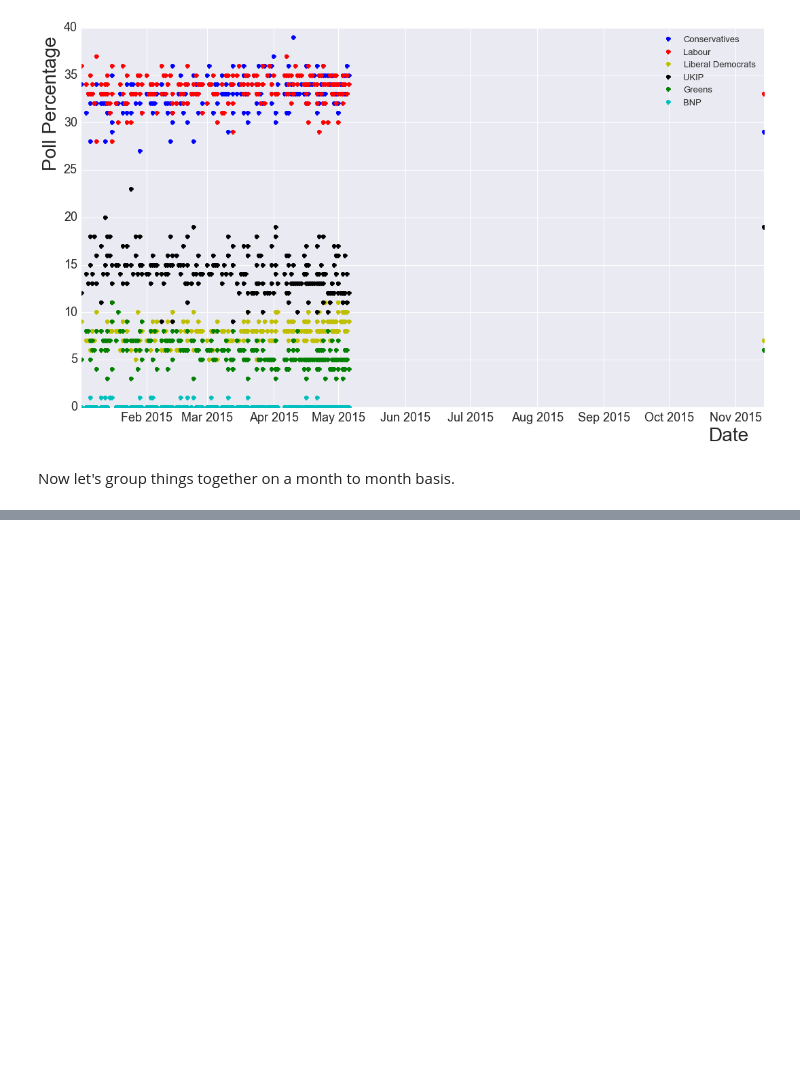
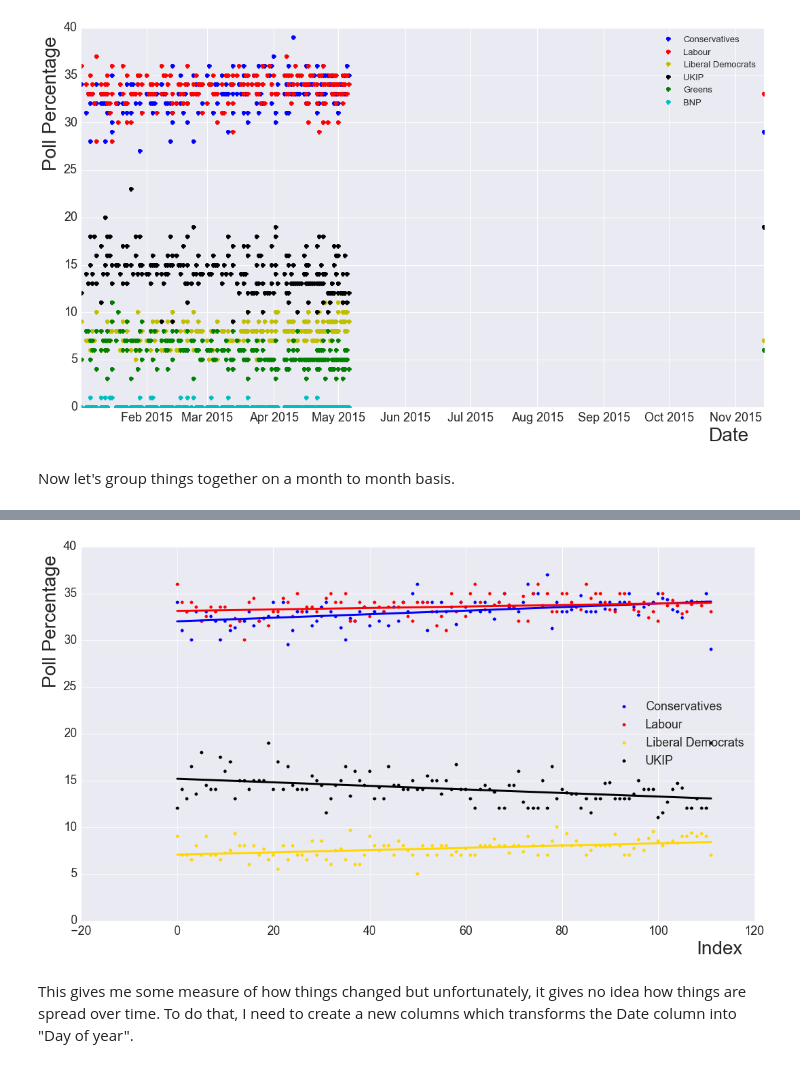
Before and after one commit to maclamont/UKElections, a Jupyter notebook: PollingData.ipynb, the cells around one changed output, grey strips where cells are left out. Saved outputs shown, nothing was run; the diff lists cells and outputs as text; code cells hidden in the pictures; blank space fills up the shorter version.

Commit message:
Update of polling data.  Regression fits

```diff
--- a/PollingData.ipynb
+++ b/PollingData.ipynb
@@ -444,0 +475,6 @@ Now let's group things together on a month to month basis.
+# %%
+df_test = df_2015_means
+df_test.reset_index(inplace=True)
+df_test.drop(["index"],1,inplace=True)
+df_test.reset_index(inplace=True)
+df_test
@@ -444,0 +500,57 @@ Now let's group things together on a month to month basis.
+# %%
+fig = plt.figure(figsize=(18,10))
+
+from sklearn import linear_model
+
+# Create linear regression object
+regr = linear_model.LinearRegression()
+
+length = len(df_test["index"])
+
+x = df_test["index"].values
+y1 = df_test["Con"].values
+y2 = df_test["Lab"].values
+y3 = df_test["LD"].values
+y4 = df_test["UKIP"].values
+
+x = x.reshape(length, 1)
+y1 = y1.reshape(length, 1)
+y2 = y2.reshape(length, 1)
+y3 = y3.reshape(length, 1)
+y4 = y4.reshape(length, 1)
+
+# Train the model using the training sets
+fit1 = regr.fit(x, y1)
+pred1 = regr.predict(x)
+
+fit2 = regr.fit(x, y2)
+pred2 = regr.predict(x)
+
+fit3 = regr.fit(x, y3)
+pred3 = regr.predict(x)
+
+fit4 = regr.fit(x, y4)
+pred4 = regr.predict(x)
+
+plt.scatter(x, y1,  color='blue',label="Conservatives")
+plt.plot(x, pred1, color='blue',linewidth=3)
+
+plt.scatter(x, y2,  color='red',label="Labour")
+plt.plot(x, pred2, color='red',linewidth=3)
+
+plt.scatter(x, y3,  color='gold',label="Liberal Democrats")
+plt.plot(x, pred3, color='gold',linewidth=3)
+
+plt.scatter(x, y4,  color='black',label="UKIP")
+plt.plot(x, pred4, color='black',linewidth=3)
+
+plt.legend(fontsize=18,loc=7)
+plt.xlabel("Index",fontsize=28,x=0.95,y=1)
+plt.ylabel("Poll Percentage",fontsize=28,x=0,y=0.8)
+plt.xticks(fontsize=18)
+plt.yticks(fontsize=18)
+plt.show()
+# %% [output]
+[figure, added]
+# %% [markdown]
+This gives me some measure of how things changed but unfortunately, it gives no idea how things are spread over time.  To do that, I need to create a new columns which transforms the Date column into "Day of year".
```
Also changed, not shown: parts of 11 cells of this notebook.
